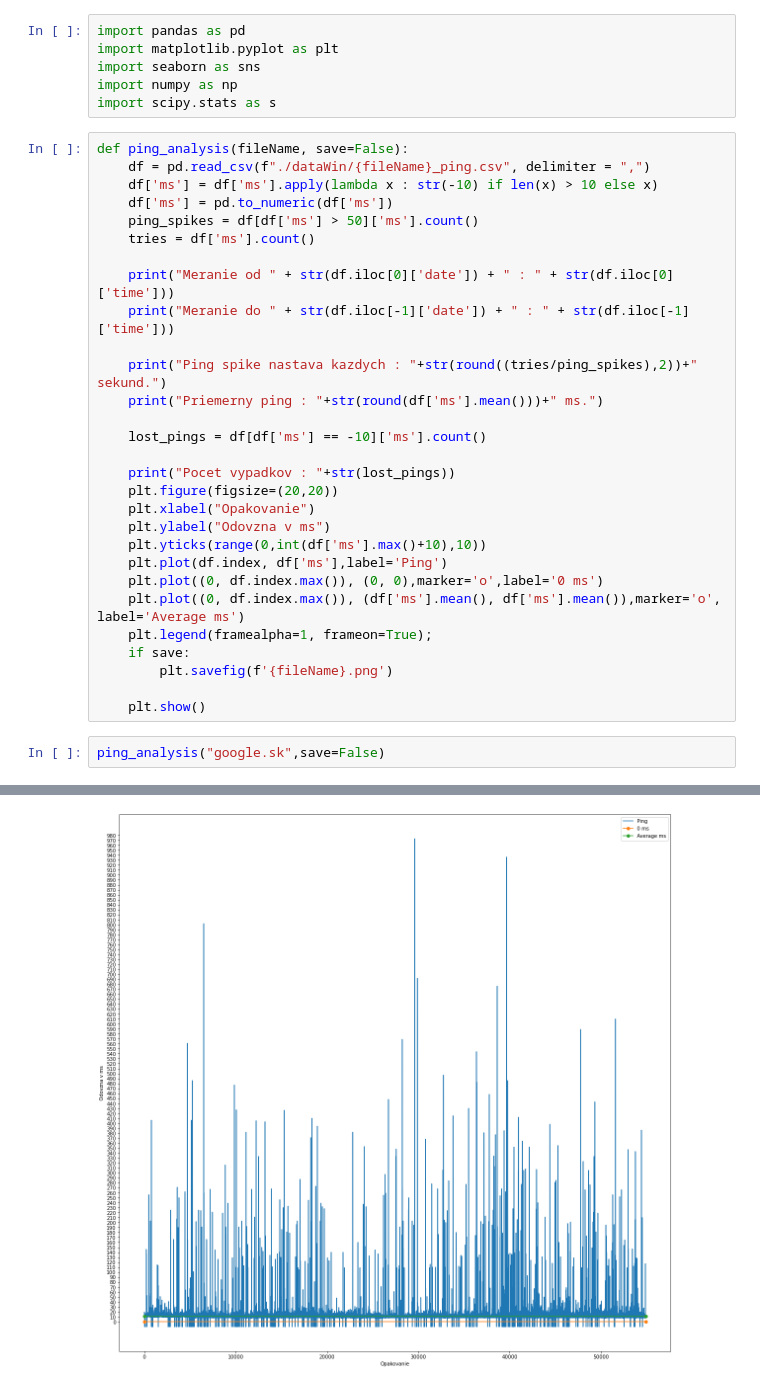
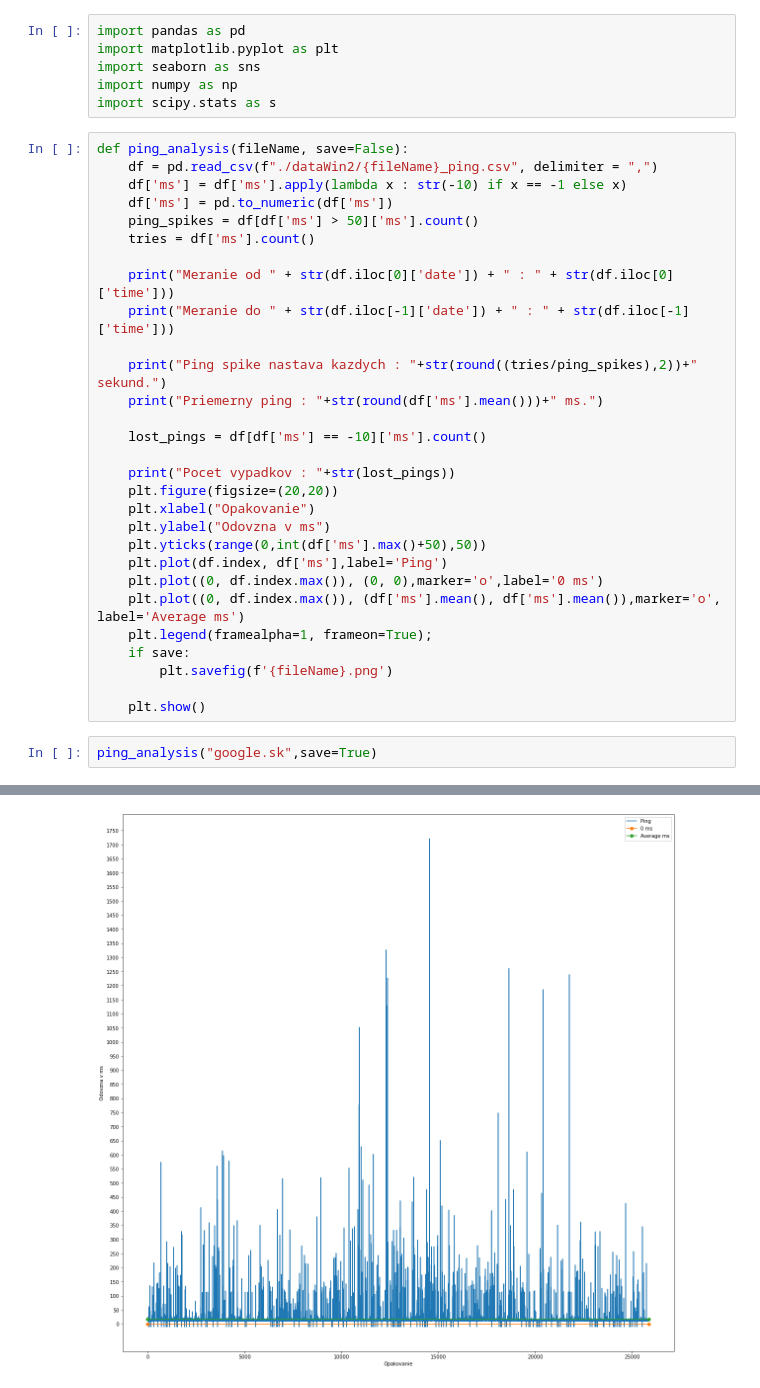
Before and after one commit to williambrach/ping-analysis, a Jupyter notebook: ping_analytics.ipynb, the cells around one changed output, grey strips where cells are left out. Saved outputs shown, nothing was run; the diff lists cells and outputs as text.

```diff
--- a/ping_analytics.ipynb
+++ b/ping_analytics.ipynb
@@ -6,8 +6,8 @@ import numpy as np
 import scipy.stats as s
 # %%
 def ping_analysis(fileName, save=False):
-    df = pd.read_csv(f"./dataWin/{fileName}_ping.csv", delimiter = ",")
-    df['ms'] = df['ms'].apply(lambda x : str(-10) if len(x) > 10 else x)
+    df = pd.read_csv(f"./dataWin2/{fileName}_ping.csv", delimiter = ",")
+    df['ms'] = df['ms'].apply(lambda x : str(-10) if x == -1 else x)
     df['ms'] = pd.to_numeric(df['ms'])
     ping_spikes = df[df['ms'] > 50]['ms'].count()
     tries = df['ms'].count()
@@ -24,7 +24,7 @@ def ping_analysis(fileName, save=False):
     plt.figure(figsize=(20,20))
     plt.xlabel("Opakovanie")
     plt.ylabel("Odovzna v ms")
-    plt.yticks(range(0,int(df['ms'].max()+10),10))
+    plt.yticks(range(0,int(df['ms'].max()+50),50))
     plt.plot(df.index, df['ms'],label='Ping')
     plt.plot((0, df.index.max()), (0, 0),marker='o',label='0 ms')
     plt.plot((0, df.index.max()), (df['ms'].mean(), df['ms'].mean()),marker='o', label='Average ms')
@@ -34,5 +34,5 @@ def ping_analysis(fileName, save=False):
 
     plt.show()
 # %%
-ping_analysis("google.sk",save=False)
+ping_analysis("google.sk",save=True)
 # %% [output]
@@ -44,2 +44,2 @@ Pocet vypadkov : 355
-[figure, old version]
+[figure, new version]
 # %%
```
Also changed, not shown: parts of 2 cells of this notebook.
